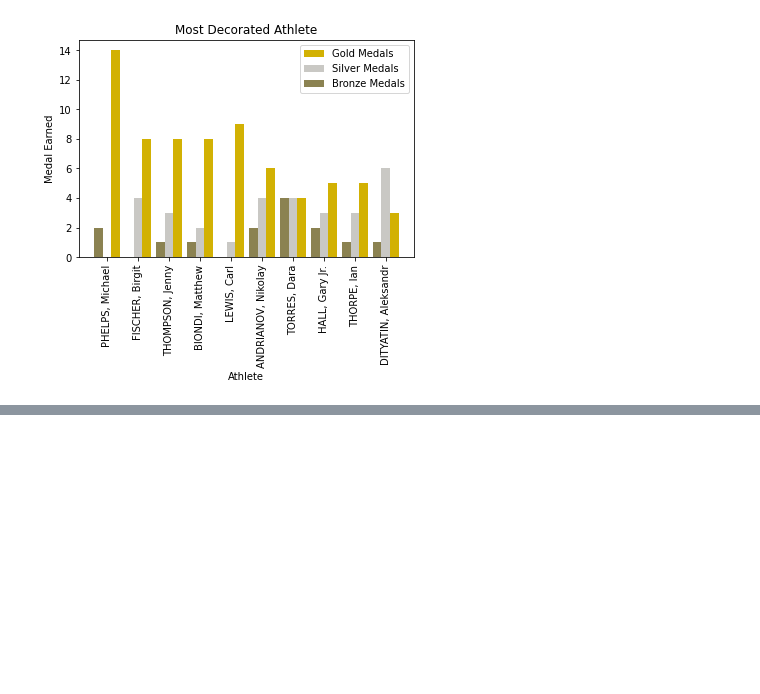
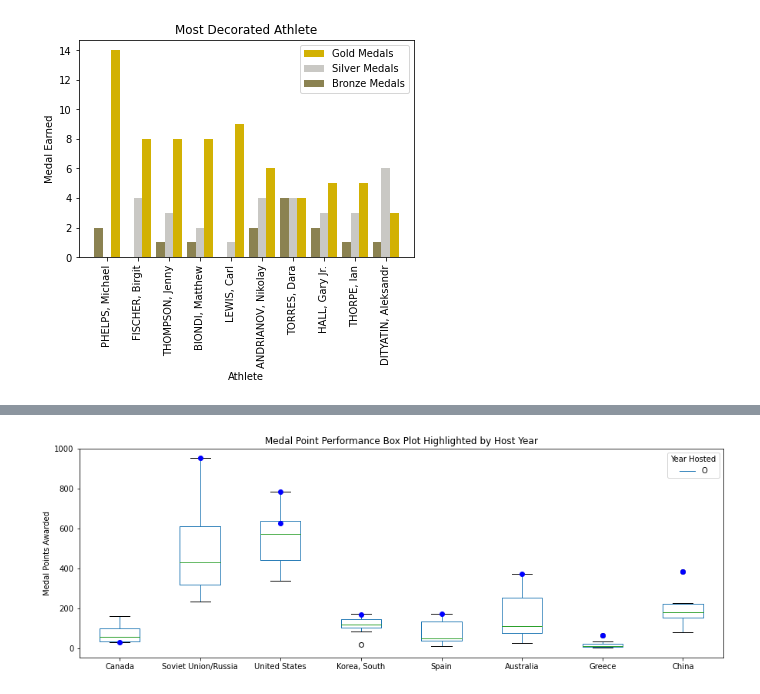
Before and after one commit to rbvancleave/project_1_olympicmedals, a Jupyter notebook: Summer-Olympics-Main.ipynb, the cells around one changed output, grey strips where cells are left out. Saved outputs shown, nothing was run; the diff lists cells and outputs as text; code cells hidden in the pictures; blank space fills up the shorter version.

```diff
--- a/Summer-Olympics-Main.ipynb
+++ b/Summer-Olympics-Main.ipynb
@@ -1111,0 +1110,4 @@ plt.savefig("images/MostDeco_medal.png", bbox_inches="tight")
+# %%
+# Assign Medal Counts
+medal_dict = {'Gold':3,'Silver':2,'Bronze':1}
+olympics_data['Points'] = olympics_data['Medal'].map(medal_dict)
@@ -1111,0 +1158,24 @@ plt.savefig("images/MostDeco_medal.png", bbox_inches="tight")
+# %%
+# Get Soviet Union/Russia Point Totals. Fill DF
+
+sov_union = olympics_data[olympics_data['Country']=='Soviet Union'].groupby('Year').sum()
+russia = olympics_data[olympics_data['Country']=='Russia'].groupby('Year').sum()
+unif_team = olympics_data[olympics_data['Country']=='Unified team'].groupby('Year').sum()
+
+sov_union_russia = sov_union.append(russia)
+sov_union_russia = sov_union_russia.append(unif_team)
+sov_union_russia = sov_union_russia.sort_index()
+
+l = sov_union_russia['Points'].values
+sov_rus_pts = []
+
+for i in range(2):
+    sov_rus_pts.append(float(l[i]))
+sov_rus_pts.append(np.nan)
+for i in range(2,8):
+    sov_rus_pts.append(float(l[i]))
+
+frame['Soviet Union/Russia'] = sov_rus_pts
+
+frame = frame[['Canada', 'Soviet Union/Russia', 'United States', 'Korea, South', 'Spain',
+       'Australia', 'Greece', 'China']]
@@ -1111,0 +1195,18 @@ plt.savefig("images/MostDeco_medal.png", bbox_inches="tight")
+# %%
+# Boxplot by Host Country
+
+x = ['Canada', 'Soviet Union/Russia', 'United States', 'Korea, South', 'Spain',
+       'Australia', 'Greece', 'China']
+y = [28,953,784,628,170,174,372,65,385]
+
+frame[frame.columns].plot(kind='box',figsize=(15,5))
+plt.title('Medal Point Performance Box Plot Highlighted by Host Year')
+plt.ylabel('Medal Points Awarded')
+# plt.xlabel('Host Countries from 1976 - 2008')
+plt.plot([1,2,3,3,4,5,6,7,8],y,'bo')
+
+plt.legend(labels='O'[0],title='Year Hosted');
+
+plt.savefig('images/Host_Country_Box_Plot.png',bbox_inches='tight')
+# %% [output]
+[figure, added]
```
Also changed, not shown: parts of 28 cells of this notebook, 24 other files.
